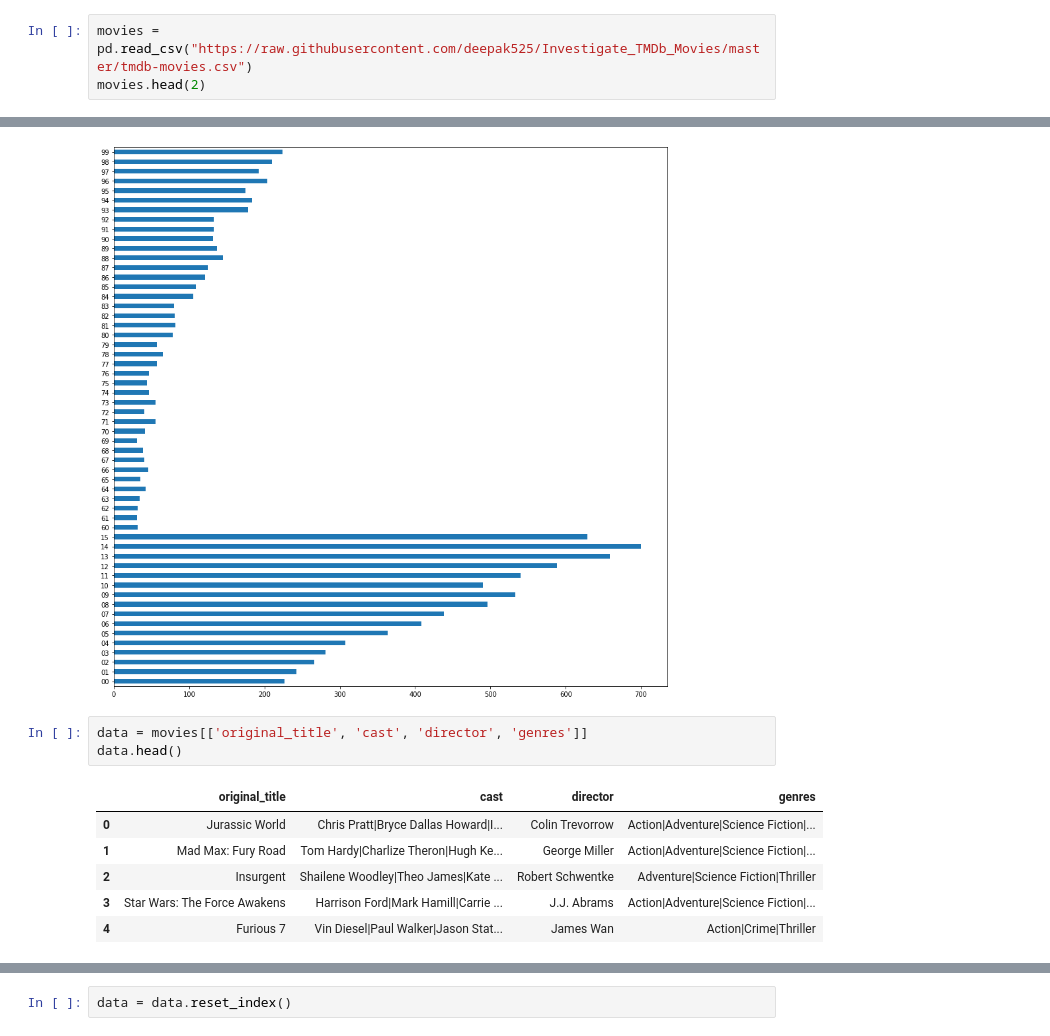
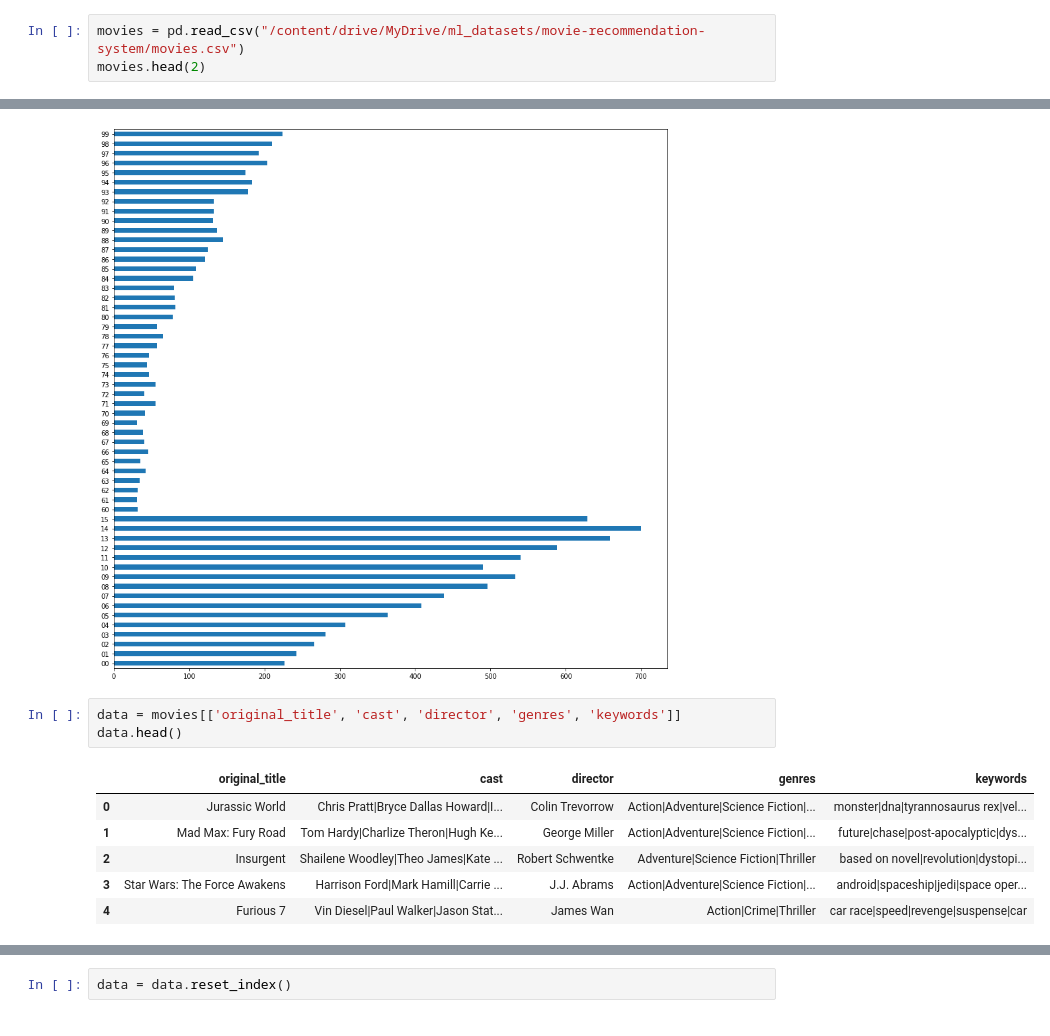
Before and after one commit to Chetan-Sagathiya/Movie-Recommendation-System, a Jupyter notebook: movie_recommendation_system.ipynb, the cells around one changed output, grey strips where cells are left out. Drawn from its saved outputs; the diff is of its cells as text.

```diff
--- a/movie_recommendation_system.ipynb
+++ b/movie_recommendation_system.ipynb
@@ -6,4 +8,4 @@ import numpy as np
 # %%
-movies = pd.read_csv("https://raw.githubusercontent.com/deepak525/Investigate_TMDb_Movies/master/tmdb-movies.csv")
+movies = pd.read_csv("/content/drive/MyDrive/ml_datasets/movie-recommendation-system/movies.csv")
 movies.head(2)
 # %% [output]
@@ -47,15 +49,15 @@ movies.year.value_counts().sort_index().plot(kind='barh', figsize=(15,15))
 <matplotlib.axes._subplots.AxesSubplot at 0x...>
 [figure]
 # %%
-data = movies[['original_title', 'cast', 'director', 'genres']]
+data = movies[['original_title', 'cast', 'director', 'genres', 'keywords']]
 data.head()
 # %% [output]
-|  | original_title | cast | director | genres |
-| 0 | Jurassic World | Chris Pratt|Bryce Dallas Howard|I... | Colin Trevorrow | Action|Adventure|Science Fiction|... |
-| 1 | Mad Max: Fury Road | Tom Hardy|Charlize Theron|Hugh Ke... | George Miller | Action|Adventure|Science Fiction|... |
-| 2 | Insurgent | Shailene Woodley|Theo James|Kate ... | Robert Schwentke | Adventure|Science Fiction|Thriller |
-| 3 | Star Wars: The Force Awakens | Harrison Ford|Mark Hamill|Carrie ... | J.J. Abrams | Action|Adventure|Science Fiction|... |
-| 4 | Furious 7 | Vin Diesel|Paul Walker|Jason Stat... | James Wan | Action|Crime|Thriller |
+|  | original_title | cast | director | genres | keywords |
+| 0 | Jurassic World | Chris Pratt|Bryce Dallas Howard|I... | Colin Trevorrow | Action|Adventure|Science Fiction|... | monster|dna|tyrannosaurus rex|vel... |
+| 1 | Mad Max: Fury Road | Tom Hardy|Charlize Theron|Hugh Ke... | George Miller | Action|Adventure|Science Fiction|... | future|chase|post-apocalyptic|dys... |
+| 2 | Insurgent | Shailene Woodley|Theo James|Kate ... | Robert Schwentke | Adventure|Science Fiction|Thriller | based on novel|revolution|dystopi... |
+| 3 | Star Wars: The Force Awakens | Harrison Ford|Mark Hamill|Carrie ... | J.J. Abrams | Action|Adventure|Science Fiction|... | android|spaceship|jedi|space oper... |
+| 4 | Furious 7 | Vin Diesel|Paul Walker|Jason Stat... | James Wan | Action|Crime|Thriller | car race|speed|revenge|suspense|car |
 # %%
 data.isnull().sum()
 # %% [output]
```
Also changed, not shown: parts of 18 cells of this notebook.
